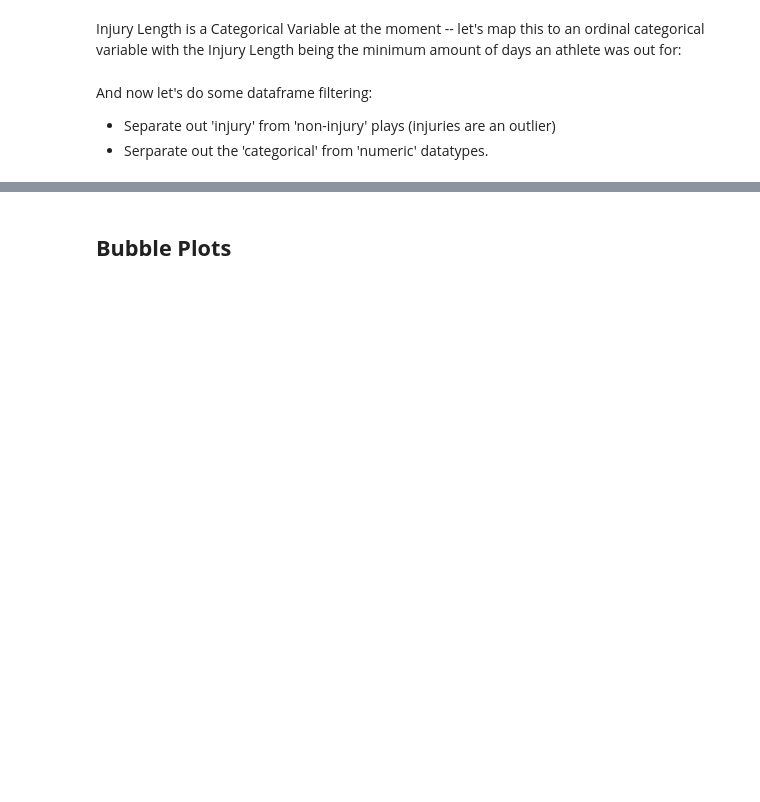
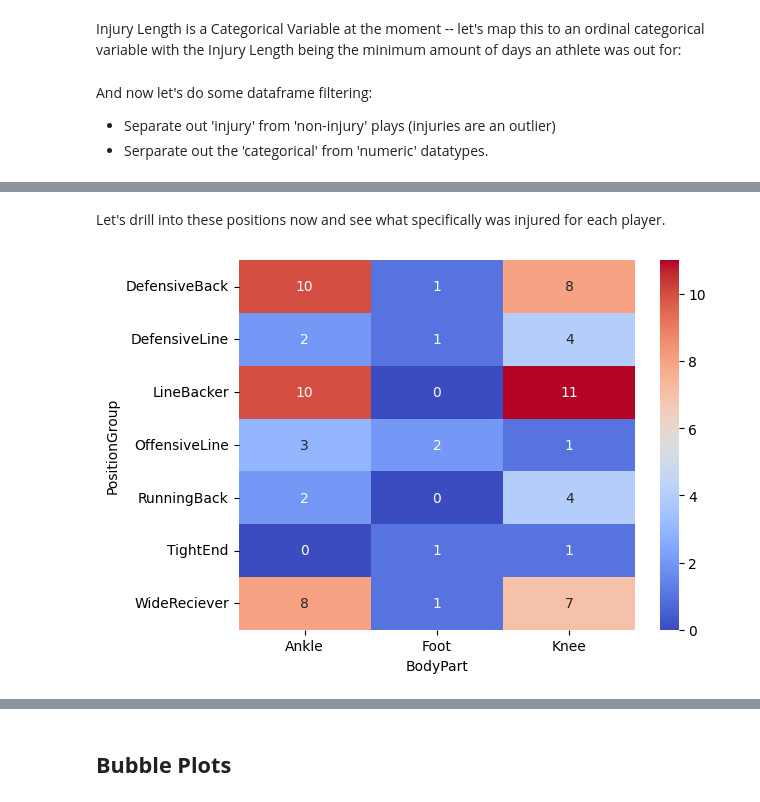
Before and after one commit to LeeMcFarling/AFL_Project, a Jupyter notebook: AFL_Final_Project/Week9.ipynb, the cells around one changed output, grey strips where cells are left out. Saved outputs shown, nothing was run; the diff lists cells and outputs as text; code cells hidden in the pictures; blank space fills up the shorter version.

```diff
--- a/AFL_Final_Project/Week9.ipynb
+++ b/AFL_Final_Project/Week9.ipynb
@@ -248,0 +389,7 @@ df_categorical = fnfallplays[combined_cat_cols]
+# %% [markdown]
+Let's drill into these positions now and see what specifically was injured for each player.
+# %%
+PlayType_Injury = pd.crosstab(injury_plays_categorical['PositionGroup'], injury_plays_categorical['BodyPart'])
+heatmap(PlayType_Injury)
+# %% [output]
+[figure, added]
```
Also changed, not shown: parts of 78 cells of this notebook, 4 other files.
